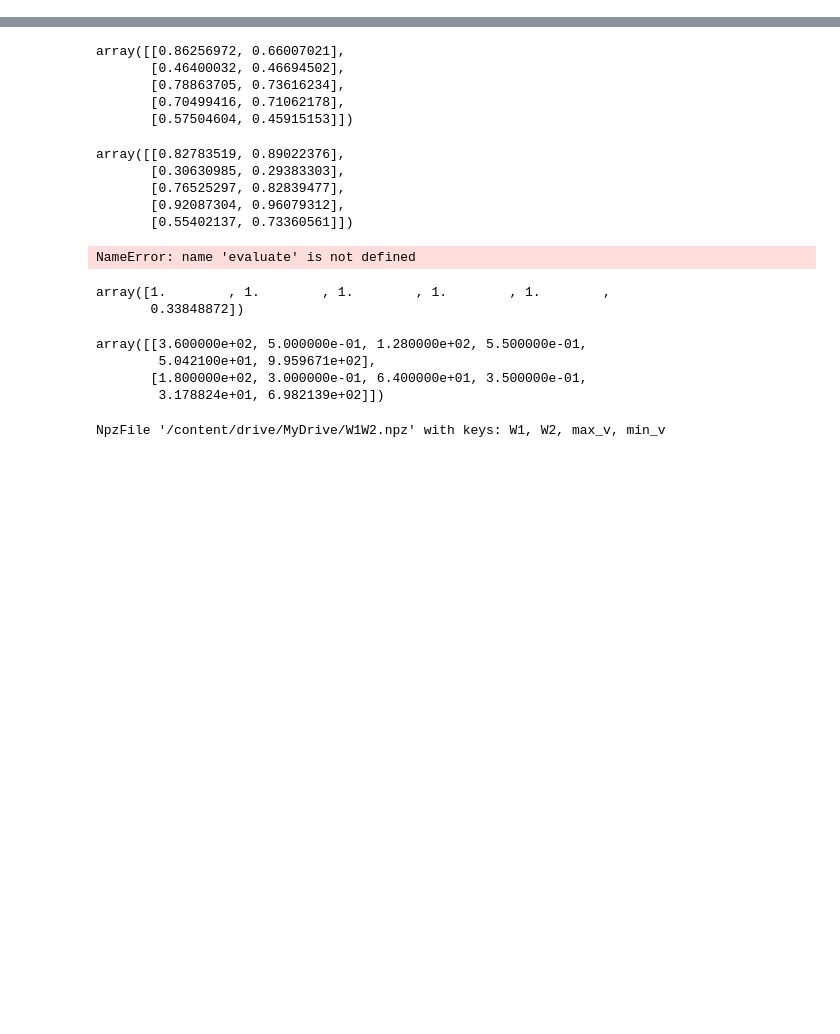
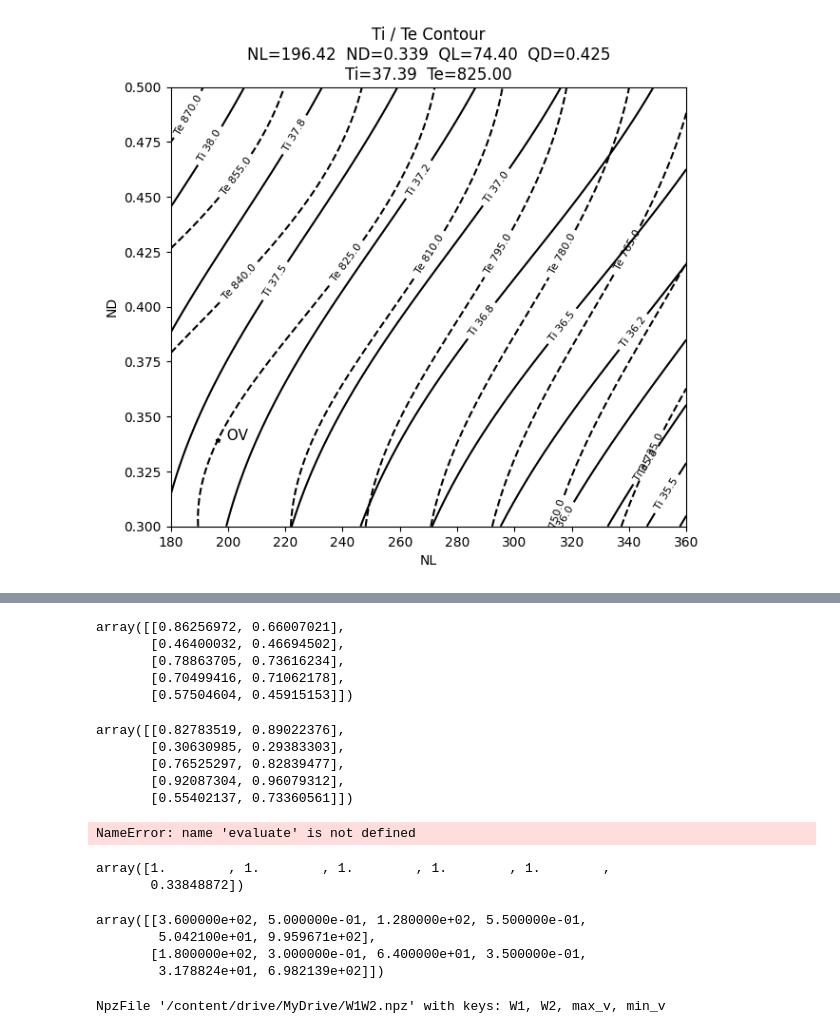
Before and after one commit to husthorng/Backpropagation_NN, a Jupyter notebook: GA16.ipynb, the cells around one changed output, grey strips where cells are left out. Drawn from its saved outputs; the diff is of its cells as text; code cells hidden in the pictures; blank space fills up the shorter version.

```diff
--- a/GA16.ipynb
+++ b/GA16.ipynb
@@ -143,0 +151,99 @@ FINAL SOLUTION:
+# %%
+
+
+import numpy as np
+import matplotlib.pyplot as plt
+
+
+#下載W1W2.npz
+#https://github.com/husthorng/Backpropagation_NN/blob/main/W1W2O.npz
+w=np.load("/content/drive/MyDrive/W1W2O.npz")
+W1 = w['W1']
+W2 = w['W2']
+OV=w['OV']
+# -------------------------
+# 建立 X0 X1 grid
+# -------------------------
+
+x0 = np.linspace(min_v[0], max_v[0], 120)
+x1 = np.linspace(min_v[1], max_v[1], 120)
+
+X0, X1 = np.meshgrid(x0, x1)
+
+
+# -------------------------
+# 建立 grid
+# -------------------------
+
+x0 = np.linspace(min_v[0], max_v[0], 80)
+x1 = np.linspace(min_v[1], max_v[1], 80)
+
+X0, X1 = np.meshgrid(x0, x1)
+
+# 固定其他變數
+x2 = OV[2]
+x3 = OV[3]
+
+grid = np.column_stack([
+    X0.ravel(),
+    X1.ravel(),
+    np.full(X0.size, x2),
+    np.full(X0.size, x3)
+])
+
+# 正規化
+grid_norm = (grid - min_v[0:4]) / (max_v[0:4] - min_v[0:4])
+
+Xg = np.hstack((grid_norm, np.ones((grid_norm.shape[0],1))))
+
+# -------------------------
+# NN prediction
+# -------------------------
+
+h = logistic(Xg @ W1)
+H = np.hstack((h, np.ones((h.shape[0],1))))
+out = logistic(H @ W2)
+
+# 反正規化
+out_real = out * (max_v[4:6] - min_v[4:6]) + min_v[4:6]
+
+Ti = out_real[:,0].reshape(X0.shape)
+Te = out_real[:,1].reshape(X0.shape)
+
+# -------------------------
+# 畫等高線
+# -------------------------
+plt.figure(figsize=(7,6))
+
+# Ti 實線
+cs1 = plt.contour(X0, X1, Ti, levels=12, colors='black')
+plt.clabel(cs1, fmt="Ti %.1f", fontsize=8)
+
+# Te 虛線
+cs2 = plt.contour(X0, X1, Te, levels=12, colors='black', linestyles='dashed')
+plt.clabel(cs2, fmt="Te %.1f", fontsize=8)
+
+# -------------------------
+# 畫出指定點 (OV 的 NL, ND)
+# -------------------------
+
+x_point = OV[0]
+y_point = OV[1]
+
+plt.scatter(x_point, y_point, s=10, c='k', marker='*')
+plt.text(x_point, y_point, "  OV", fontsize=11)
+
+plt.xlabel("NL")
+plt.ylabel("ND")
+
+plt.title(
+    f"Ti / Te Contour\n"
+    f"NL={OV[0]:.2f}  ND={OV[1]:.3f}  QL={OV[2]:.2f}  QD={OV[3]:.3f}\n"
+    f"Ti={OV[4]:.2f}  Te={OV[5]:.2f}"
+)
+
+plt.show()
+
+plt.show()
+# %% [output]
+[figure, added]
```
Also changed, not shown: parts of 9 cells of this notebook.
